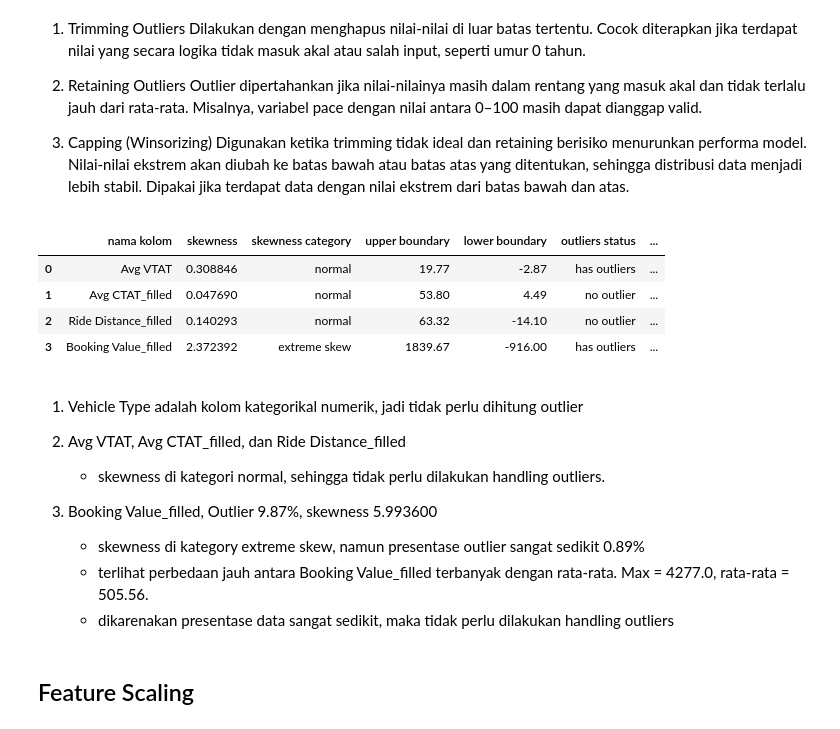
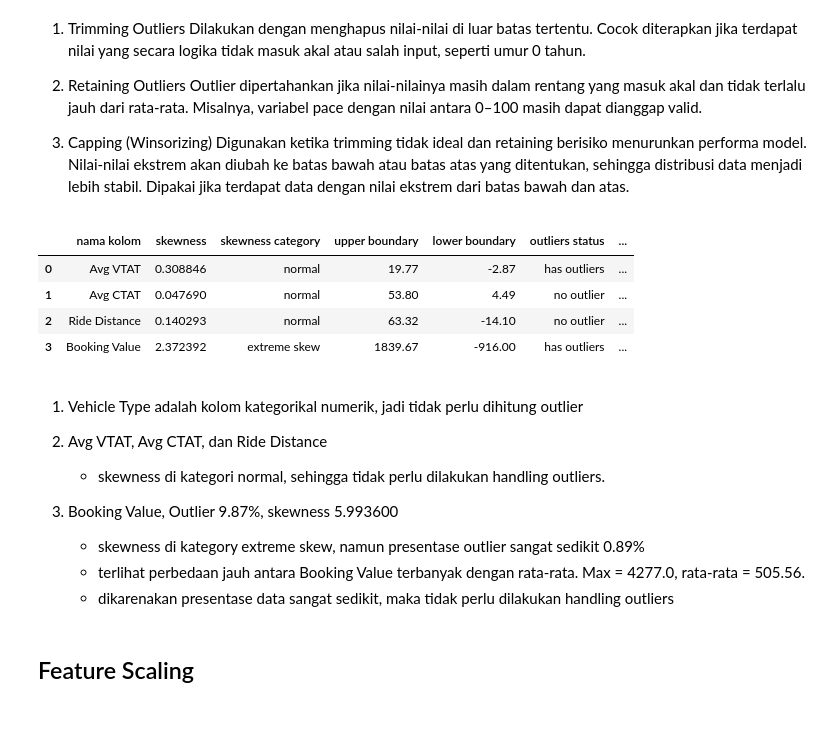
Before and after one commit to jyotissugata/Prediksi-Uber-Drive-Booking-Cancel, a Jupyter notebook: P1M2_jyotis_sugata.ipynb, the cells around one changed output. Saved outputs shown, nothing was run; the diff lists cells and outputs as text; code cells hidden in the pictures.

````diff
--- a/P1M2_jyotis_sugata.ipynb
+++ b/P1M2_jyotis_sugata.ipynb
@@ -890,10 +1000,14 @@ def fill_ctat(row):
     else:
         return row["Booking Value"]
 
-x_train_missing["Booking Value_filled"] = x_train_missing.apply(fill_ctat, axis=1)
-missing_values = x_train_missing["Booking Value_filled"].isna().sum()
+# overwrite langsung ke kolom Booking Value
+x_train_missing["Booking Value"] = x_train_missing.apply(fill_ctat, axis=1)
+x_test_missing["Booking Value"] = x_test_missing.apply(fill_ctat, axis=1)
+
+missing_values = x_train_missing["Booking Value"].isna().sum()
 missing_values = missing_values[missing_values > 0]
 missing_percent = (missing_values / len(x_train_missing)) * 100
+
 print(f"Missing Values: {missing_values}, Percentage (%): {missing_percent.round(2)}")
 # %% [output]
 Missing Values: [2150], Percentage (%): [1.93]
@@ -914,9 +1028,10 @@ Name: Booking Value, dtype: float64
 # %% [markdown]
 nilai mean dan median terlihat sedikit berbeda, kemungkinan dikarenakan outliers, sebaiknya kita gunakan nilai median yang biasanya lebih tahan terhadap outliers
 # %%
-x_train_missing["Booking Value_filled"].fillna(x_train_missing["Booking Value_filled"].median(), inplace=True)
+x_train_missing["Booking Value"].fillna(x_train_missing["Booking Value"].median(), inplace=True)
+x_test_missing["Booking Value"].fillna(x_train_missing["Booking Value"].median(), inplace=True)
 
-x_train_missing["Booking Value_filled"].isna().sum()
+x_train_missing["Booking Value"].isna().sum()
 # %% [output]
 The behavior will change in pandas 3.0. This inplace method will never work because the intermediate object on which we are setting values always behaves as a copy.
 
@@ -930,6 +1051,7 @@ Dengan demikian, kolom Booking Value akan digantikan oleh kolom Booking Value_fi
 # %% [markdown]
 ## Handling Cardinality
 # %%
-x_train_cardinal = x_train_missing.drop(["Booking ID", "Customer ID", "Cancelled Rides by Customer", "Reason for cancelling by Customer", "Cancelled Rides by Driver", "Driver Cancellation Reason", "Incomplete Rides", "Incomplete Rides Reason", "Date", "Time", "Driver Ratings", "Customer Rating", "Payment Method", "Booking Value", "Ride Distance", "Pickup Location", "Drop Location", "Booking Status", "is_no_driver_found", "is_not_completed", "Avg CTAT", "Pickup_TE", "Drop_TE"], axis=1)
+x_train_cardinal = x_train_missing.drop(["Booking ID", "Customer ID", "Cancelled Rides by Customer", "Reason for cancelling by Customer", "Cancelled Rides by Driver", "Driver Cancellation Reason", "Incomplete Rides", "Incomplete Rides Reason", "Date", "Time", "Driver Ratings", "Customer Rating", "Payment Method", "Pickup Location", "Drop Location", "Booking Status", "is_no_driver_found", "is_not_completed", "Pickup_TE", "Drop_TE"], axis=1)
+x_test_cardinal = x_test_missing.drop(["Booking ID", "Customer ID", "Cancelled Rides by Customer", "Reason for cancelling by Customer", "Cancelled Rides by Driver", "Driver Cancellation Reason", "Incomplete Rides", "Incomplete Rides Reason", "Date", "Time", "Driver Ratings", "Customer Rating", "Payment Method", "Pickup Location", "Drop Location", "Booking Status", "is_no_driver_found", "is_not_completed", "Pickup_TE", "Drop_TE"], axis=1)
 x_train_cardinal
 # %% [output]
@@ -980,7 +1102,7 @@
 untuk kolom ```Avg VTAT```, ```Pickup_TE```, ```Drop_TE```, ```Time_seconds``` dikarenakan ini adalah kolom numerikal yang diaggap sebagai diskrit, maka kita gunakan pearson
 # %%
 col_cat = ["Vehicle Type", "Book_Hour"]
-col_num_cont = ["Avg VTAT", "Avg CTAT_filled", "Ride Distance_filled", "Booking Value_filled"]
+col_num_cont = ["Avg VTAT", "Avg CTAT", "Ride Distance", "Booking Value"]
 p_values = []
 corrs = []
 interpretasi = []
@@ -1145,25 +1267,25 @@ beberapa variable yang digunakan untuk menilai outlier :
 3. Capping (Winsorizing) Digunakan ketika trimming tidak ideal dan retaining berisiko menurunkan performa model. Nilai-nilai ekstrem akan diubah ke batas bawah atau batas atas yang ditentukan, sehingga distribusi data menjadi lebih stabil. Dipakai jika terdapat data dengan nilai ekstrem dari batas bawah dan atas.
 # %%
 # checking distribution and upper, lower boundaries
-list_cols_to_outlier = ["Avg VTAT", "Avg CTAT_filled", "Ride Distance_filled", "Booking Value_filled"]
+list_cols_to_outlier = ["Avg VTAT", "Avg CTAT", "Ride Distance", "Booking Value"]
 
 # check
 outliers_checker(x_train_selection, list_cols_to_outlier)
 # %% [output]
 |  | nama kolom | skewness | skewness category | upper boundary | lower boundary | outliers status | ... |
 | 0 | Avg VTAT | 0.308846 | normal | 19.77 | -2.87 | has outliers | ... |
-| 1 | Avg CTAT_filled | 0.047690 | normal | 53.80 | 4.49 | no outlier | ... |
-| 2 | Ride Distance_filled | 0.140293 | normal | 63.32 | -14.10 | no outlier | ... |
-| 3 | Booking Value_filled | 2.372392 | extreme skew | 1839.67 | -916.00 | has outliers | ... |
+| 1 | Avg CTAT | 0.047690 | normal | 53.80 | 4.49 | no outlier | ... |
+| 2 | Ride Distance | 0.140293 | normal | 63.32 | -14.10 | no outlier | ... |
+| 3 | Booking Value | 2.372392 | extreme skew | 1839.67 | -916.00 | has outliers | ... |
 # %% [markdown]
 1. Vehicle Type adalah kolom kategorikal numerik, jadi tidak perlu dihitung outlier
 
-2. Avg VTAT, Avg CTAT_filled, dan Ride Distance_filled
+2. Avg VTAT, Avg CTAT, dan Ride Distance
     - skewness di kategori normal, sehingga tidak perlu dilakukan handling outliers.
 
-3. Booking Value_filled, Outlier 9.87%, skewness 5.993600
+3. Booking Value, Outlier 9.87%, skewness 5.993600
     - skewness di kategory extreme skew, namun presentase outlier sangat sedikit 0.89%
-    - terlihat perbedaan jauh antara Booking Value_filled terbanyak dengan rata-rata. Max = 4277.0, rata-rata = 505.56.
+    - terlihat perbedaan jauh antara Booking Value terbanyak dengan rata-rata. Max = 4277.0, rata-rata = 505.56.
     - dikarenakan presentase data sangat sedikit, maka tidak perlu dilakukan handling outliers
 # %% [markdown]
 ## Feature Scaling
````
Also changed, not shown: parts of 107 cells of this notebook, 1 other file.
